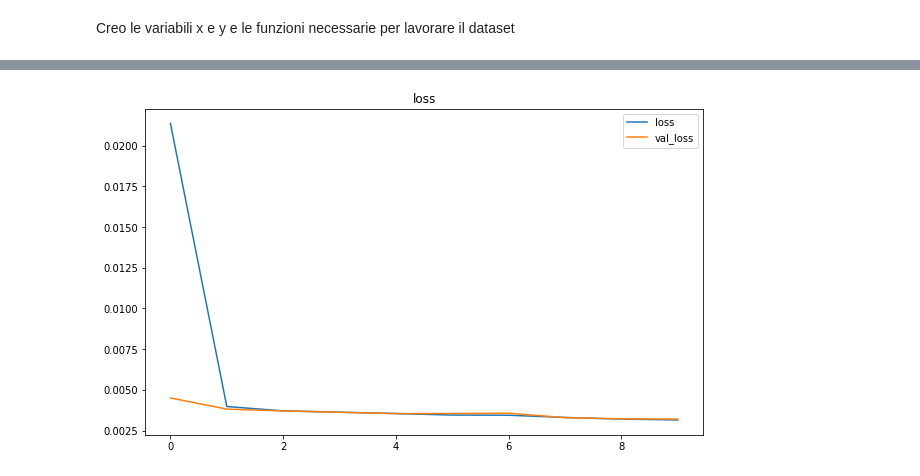
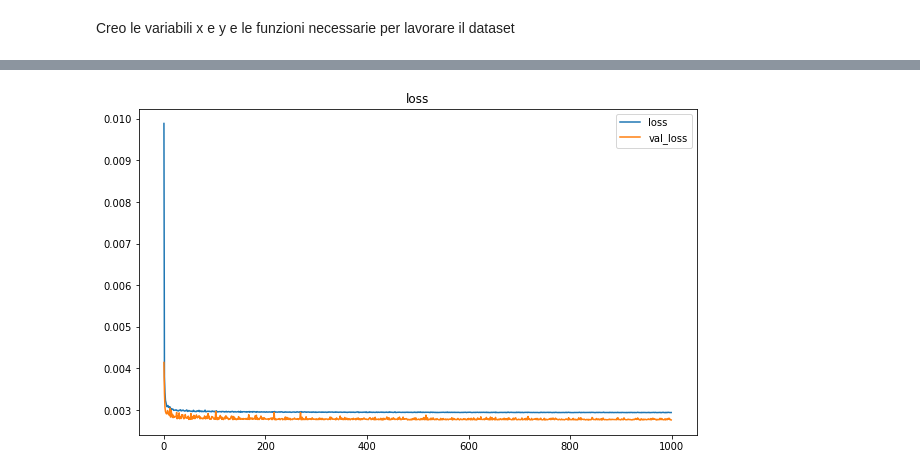
Before and after one commit to Francescolv99/Deep-Video-Deblurring, a Jupyter notebook: Image_Deblurring.ipynb, the cells around one changed output, grey strips where cells are left out. Drawn from its saved outputs; the diff is of its cells as text; code cells hidden in the pictures.

```diff
--- a/Image_Deblurring.ipynb
+++ b/Image_Deblurring.ipynb
@@ -142,7 +178,7 @@ del y
 from keras import models, layers
 model = models.Sequential()
 #encode
-model.add(layers.Conv2D(64, (2, 2), strides = 1, padding = 'same', input_shape = (152, 200, 3)))
+model.add(layers.Conv2D(64, (2, 2), strides = 1, padding = 'same', input_shape = (100, 100, 3)))
 model.add(layers.Conv2D(32, (2, 2), strides = 1, padding = 'same'))
 model.add(layers.Conv2D(16, (2, 2), strides = 1, padding = 'same'))
 #latent
@@ -177,12 +213,11 @@ _________________________________________________________________
 # %%
 # train the model
 history = model.fit(
-    x=x_train,
-    y=y_train,
-    epochs=10,
-    batch_size=64,
+    x=x_train.reshape(-1, 100, 100, 3),
+    y=y_train.reshape(-1, 100, 100, 3),
+    epochs=1000,
     verbose = 1,
-    shuffle=True,
-    validation_data=(x_test, y_test),
+    #shuffle=True,
+    validation_data=(x_test.reshape(-1, 100, 100, 3), y_test.reshape(-1, 100, 100, 3)),
 )
 # %% [output]
@@ -215,9 +247,9 @@ def plot_loss(history):
   plt.legend()
 def plot_accuracy(history):
   plt.figure(figsize=(10,6))
-  plt.plot(history.epoch,history.history['mse'],label='mse')
-  plt.plot(history.epoch,history.history['val_mse'],label='val_mse')
-  plt.title('mse')
+  plt.plot(history.epoch,history.history['accuracy'],label='accuracy')
+  plt.plot(history.epoch,history.history['val_accuracy'],label='val_accuracy')
+  plt.title('accuracy')
   plt.legend()
 
 plot_loss(history)
@@ -232,2 +264,2 @@ mse: 0.32%
-[figure, old version]
+[figure, new version]
 # %%
```
Also changed, not shown: parts of 10 cells of this notebook.
